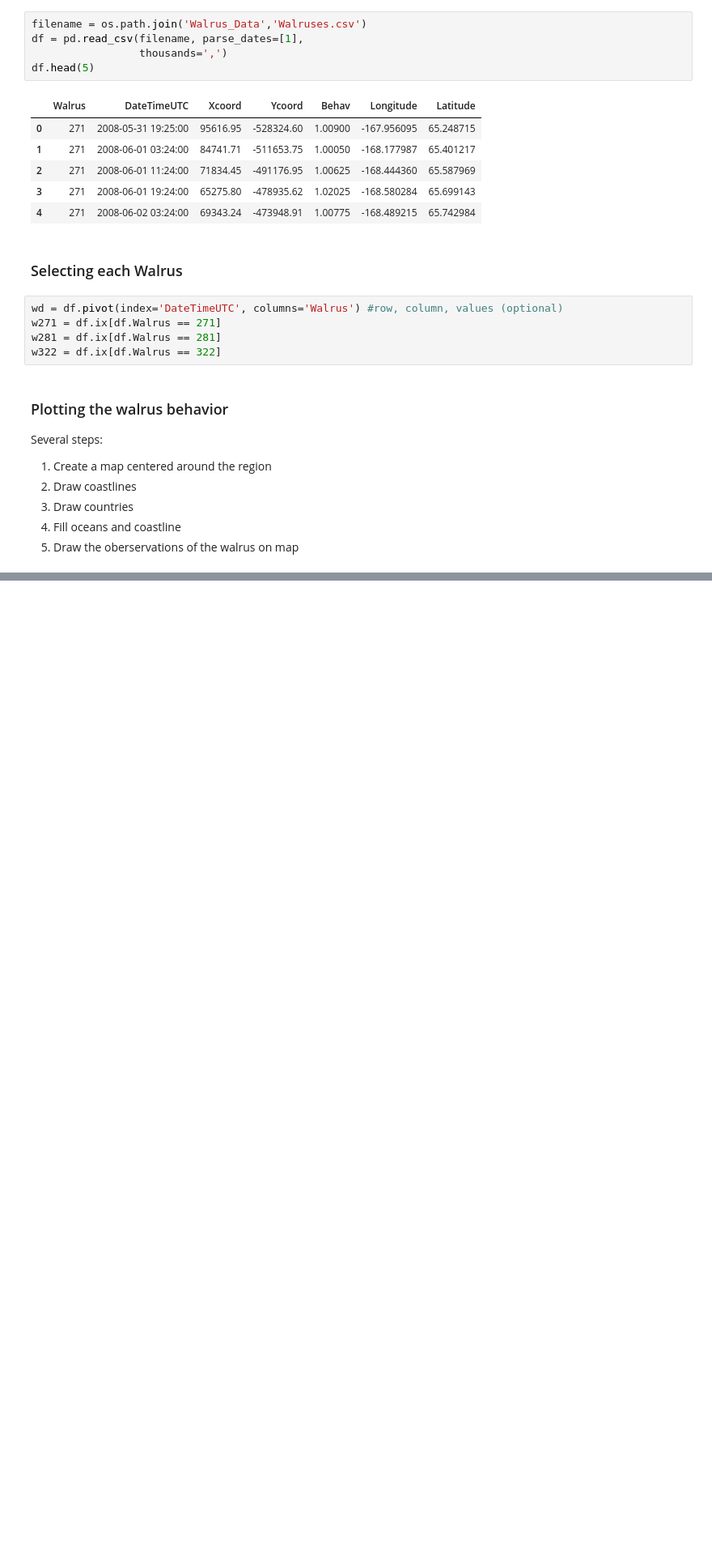
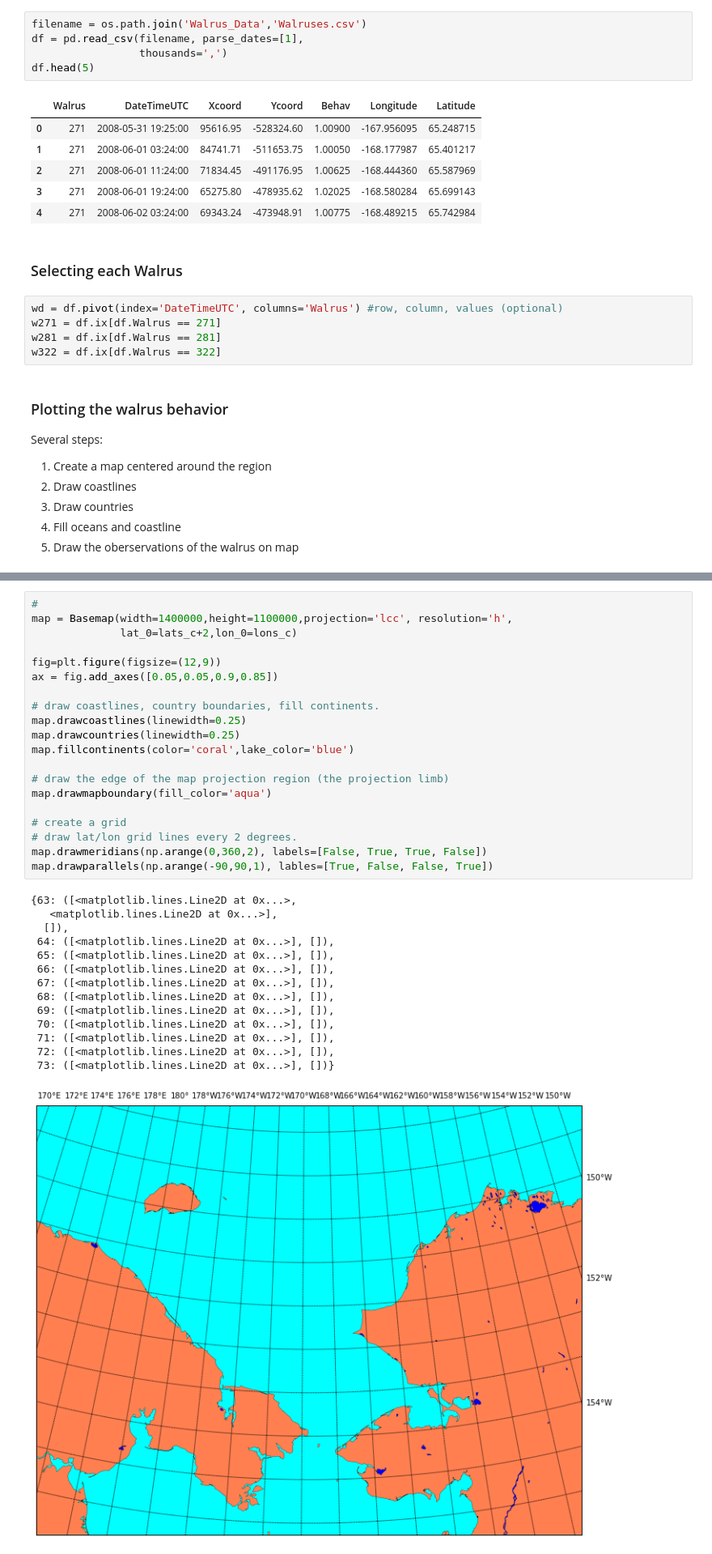
Before and after one commit to ygbeal/USGS_2015_06_23-25, a Jupyter notebook: 24_June/04b_python-map-plotting.ipynb, the cells around one changed output, grey strips where cells are left out. Shown at 81% size. Drawn from its saved outputs; the diff is of its cells as text; blank space fills up the shorter version.

```diff
--- a/24_June/04b_python-map-plotting.ipynb
+++ b/24_June/04b_python-map-plotting.ipynb
@@ -36,0 +55,35 @@ Several steps:
+# %%
+#
+map = Basemap(width=1400000,height=1100000,projection='lcc', resolution='h',
+              lat_0=lats_c+2,lon_0=lons_c)
+
+fig=plt.figure(figsize=(12,9))
+ax = fig.add_axes([0.05,0.05,0.9,0.85])
+
+# draw coastlines, country boundaries, fill continents.
+map.drawcoastlines(linewidth=0.25)
+map.drawcountries(linewidth=0.25)
+map.fillcontinents(color='coral',lake_color='blue')
+
+# draw the edge of the map projection region (the projection limb)
+map.drawmapboundary(fill_color='aqua')
+
+# create a grid
+# draw lat/lon grid lines every 2 degrees.
+map.drawmeridians(np.arange(0,360,2), labels=[False, True, True, False])
+map.drawparallels(np.arange(-90,90,1), lables=[True, False, False, True])
+# %% [output]
+{63: ([<matplotlib.lines.Line2D at 0x...>,
+   <matplotlib.lines.Line2D at 0x...>],
+  []),
+ 64: ([<matplotlib.lines.Line2D at 0x...>], []),
+ 65: ([<matplotlib.lines.Line2D at 0x...>], []),
+ 66: ([<matplotlib.lines.Line2D at 0x...>], []),
+ 67: ([<matplotlib.lines.Line2D at 0x...>], []),
+ 68: ([<matplotlib.lines.Line2D at 0x...>], []),
+ 69: ([<matplotlib.lines.Line2D at 0x...>], []),
+ 70: ([<matplotlib.lines.Line2D at 0x...>], []),
+ 71: ([<matplotlib.lines.Line2D at 0x...>], []),
+ 72: ([<matplotlib.lines.Line2D at 0x...>], []),
+ 73: ([<matplotlib.lines.Line2D at 0x...>], [])}
+[figure, added]
```
Also changed, not shown: parts of 7 cells of this notebook, 5 other files.
